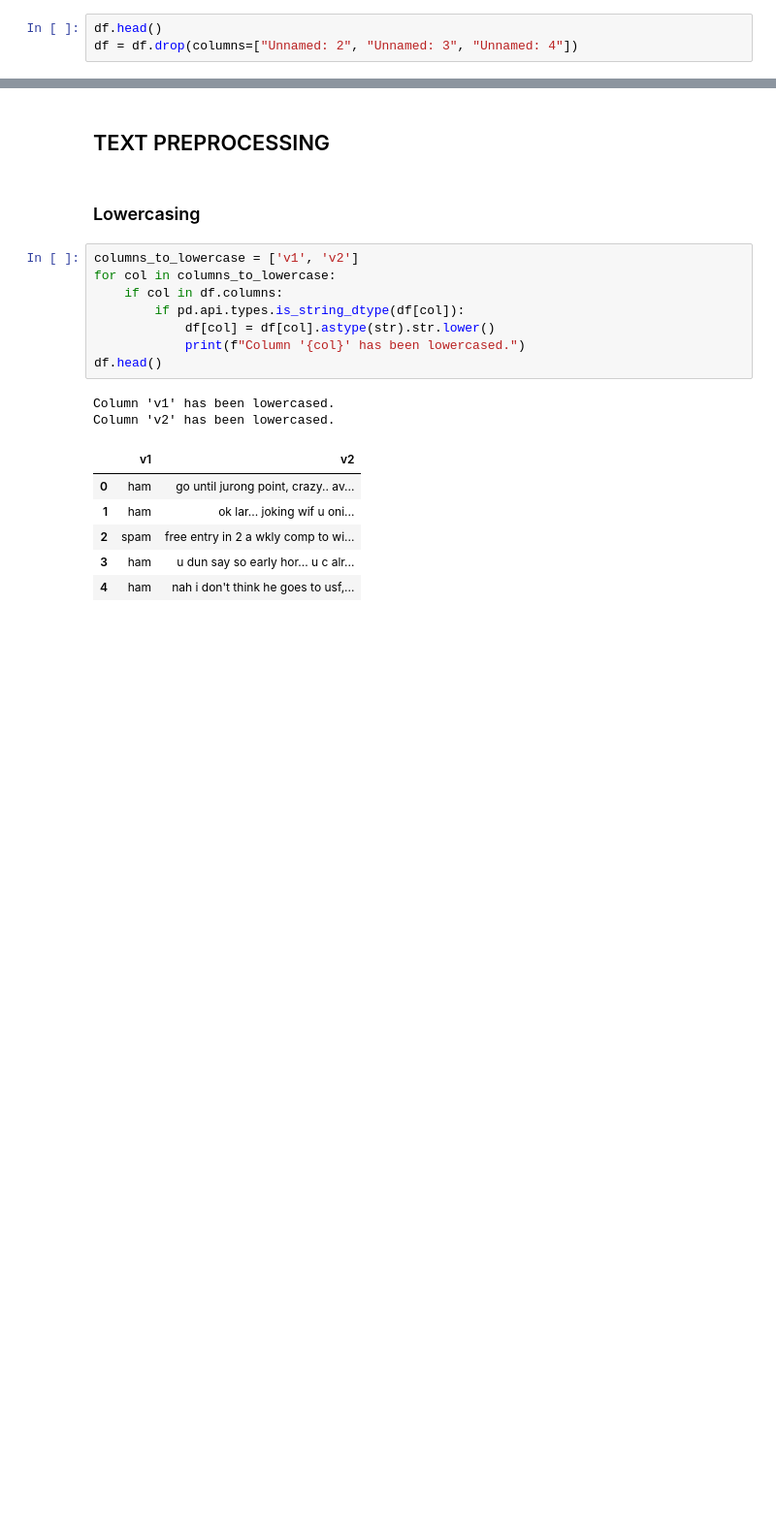
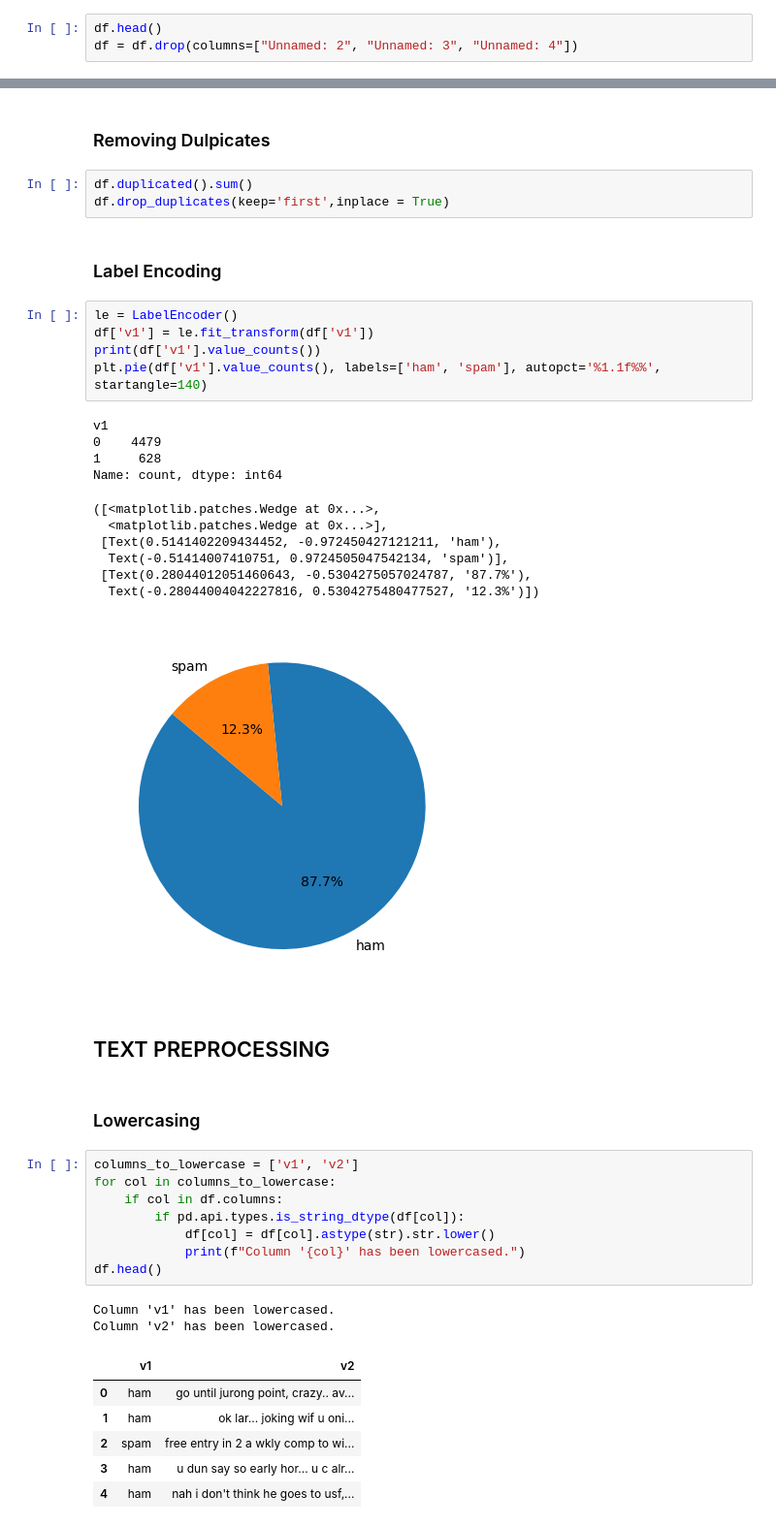
Before and after one commit to Shobhit-bit/python-projects, a Jupyter notebook: project 2025/Spamclassifier/Spamclassification.ipynb, the cells around one changed output, grey strips where cells are left out. Shown: that part at 97% size. Drawn from its saved outputs; the diff is of its cells as text; blank space fills up the shorter version.

```diff
--- a/project 2025/Spamclassifier/Spamclassification.ipynb
+++ b/project 2025/Spamclassifier/Spamclassification.ipynb
@@ -21,4 +25,28 @@ spam     747
 Name: count, dtype: int64
+# %% [markdown]
+### Removing Dulpicates
+# %%
+df.duplicated().sum()
+df.drop_duplicates(keep='first',inplace = True)
+# %% [markdown]
+### Label Encoding
+# %%
+le = LabelEncoder()
+df['v1'] = le.fit_transform(df['v1'])
+print(df['v1'].value_counts())
+plt.pie(df['v1'].value_counts(), labels=['ham', 'spam'], autopct='%1.1f%%', startangle=140)
+# %% [output]
+v1
+0    4479
+1     628
+Name: count, dtype: int64
+([<matplotlib.patches.Wedge at 0x...>,
+  <matplotlib.patches.Wedge at 0x...>],
+ [Text(0.5141402209434452, -0.972450427121211, 'ham'),
+  Text(-0.51414007410751, 0.9724505047542134, 'spam')],
+ [Text(0.28044012051460643, -0.5304275057024787, '87.7%'),
+  Text(-0.28044004042227816, 0.5304275480477527, '12.3%')])
+[figure, added]
 # %% [markdown]
 ## TEXT PREPROCESSING
 # %% [markdown]
```
Also changed, not shown: parts of 5 cells of this notebook.
